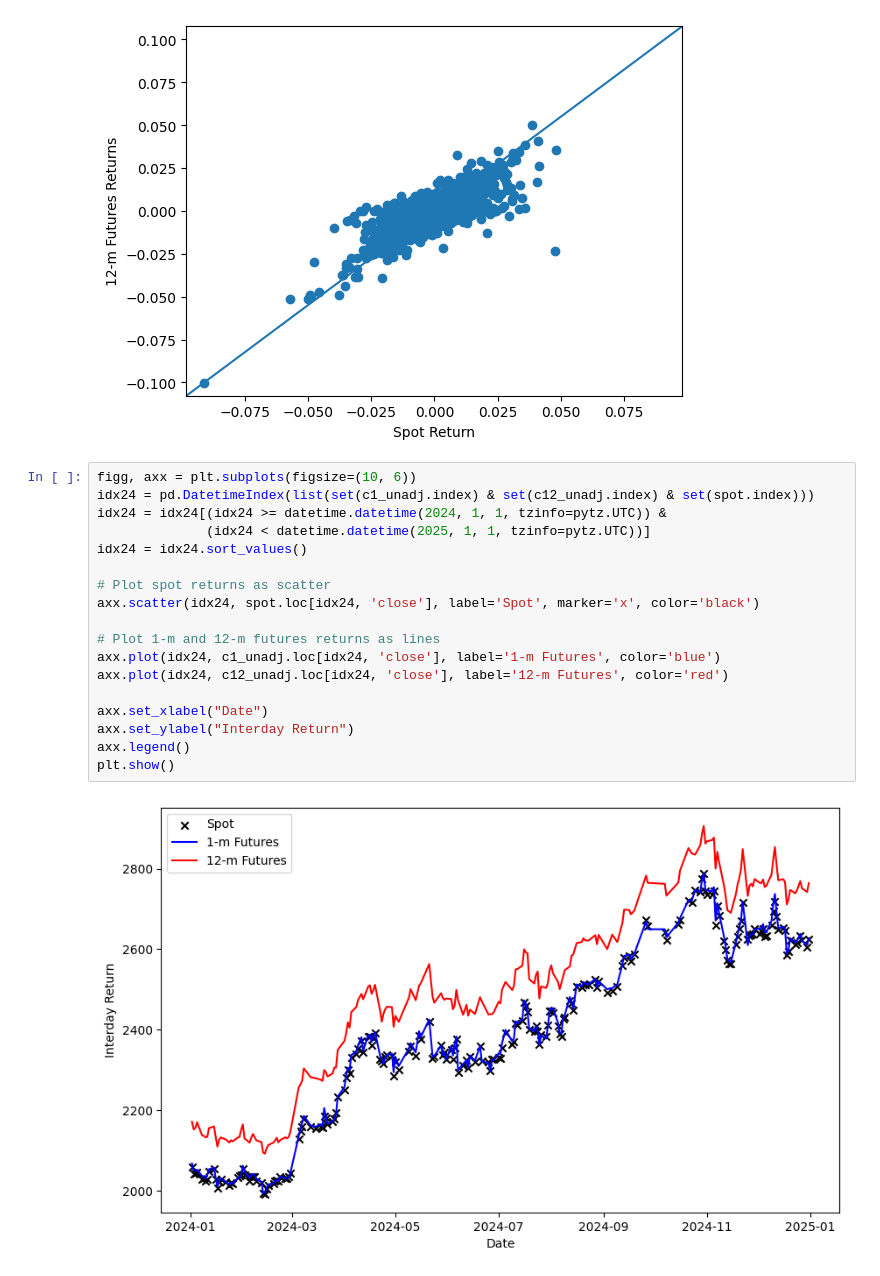
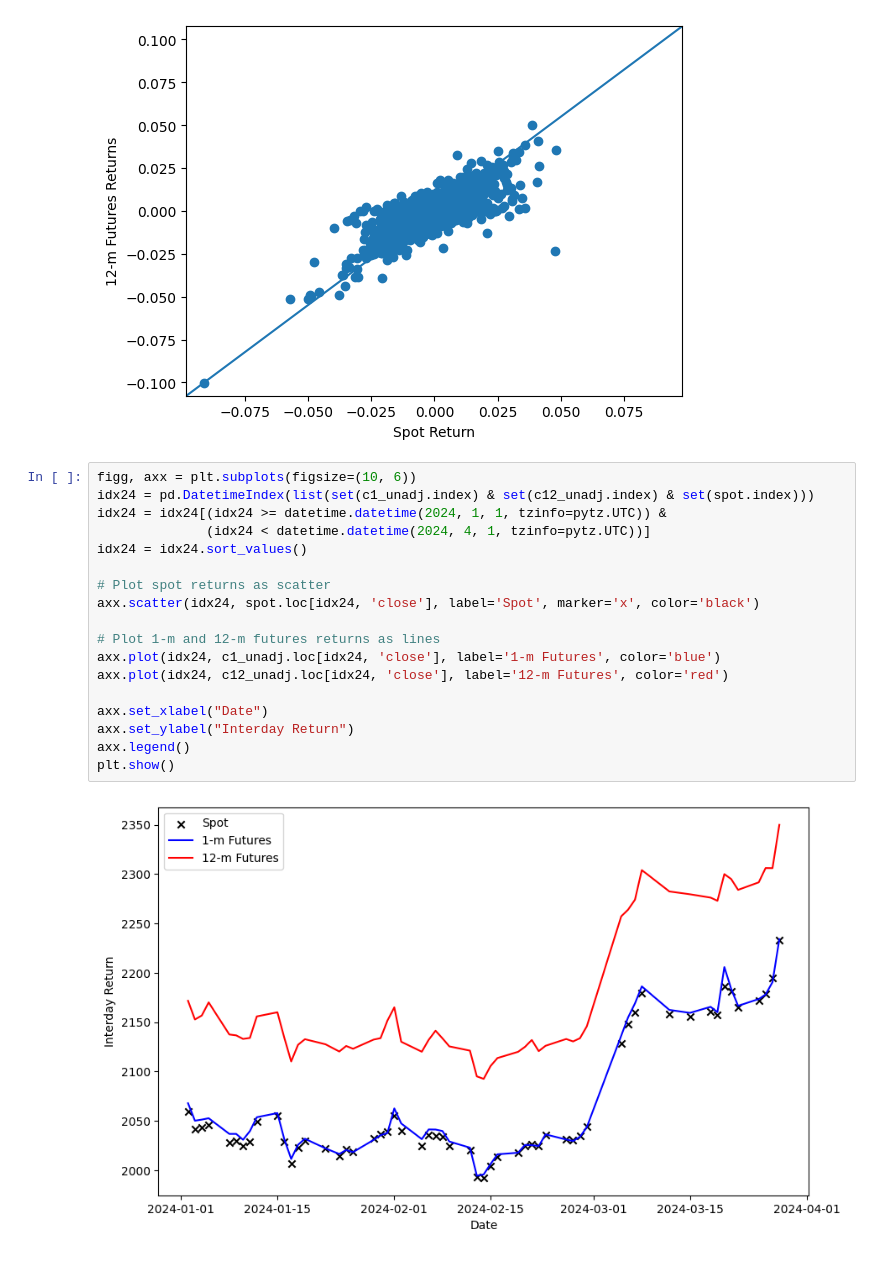
Before and after one commit to joeHollander/ETF-Research, a Jupyter notebook: main.ipynb, the cells around one changed output. Drawn from its saved outputs; the diff is of its cells as text.

```diff
--- a/main.ipynb
+++ b/main.ipynb
@@ -301,20 +303,20 @@ Number of observations: 3405
 # %%
 figg, axx = plt.subplots(figsize=(10, 6))
 idx24 = pd.DatetimeIndex(list(set(c1_unadj.index) & set(c12_unadj.index) & set(spot.index)))
 idx24 = idx24[(idx24 >= datetime.datetime(2024, 1, 1, tzinfo=pytz.UTC)) &
-              (idx24 < datetime.datetime(2025, 1, 1, tzinfo=pytz.UTC))]
+              (idx24 < datetime.datetime(2024, 4, 1, tzinfo=pytz.UTC))]
 idx24 = idx24.sort_values()
 
 # Plot spot returns as scatter
 axx.scatter(idx24, spot.loc[idx24, 'close'], label='Spot', marker='x', color='black')
 
 # Plot 1-m and 12-m futures returns as lines
 axx.plot(idx24, c1_unadj.loc[idx24, 'close'], label='1-m Futures', color='blue')
 axx.plot(idx24, c12_unadj.loc[idx24, 'close'], label='12-m Futures', color='red')
 
 axx.set_xlabel("Date")
 axx.set_ylabel("Interday Return")
 axx.legend()
 plt.show()
 # %% [output]
-[figure, old version]
+[figure, new version]
```
Also changed, not shown: parts of 6 cells of this notebook.
